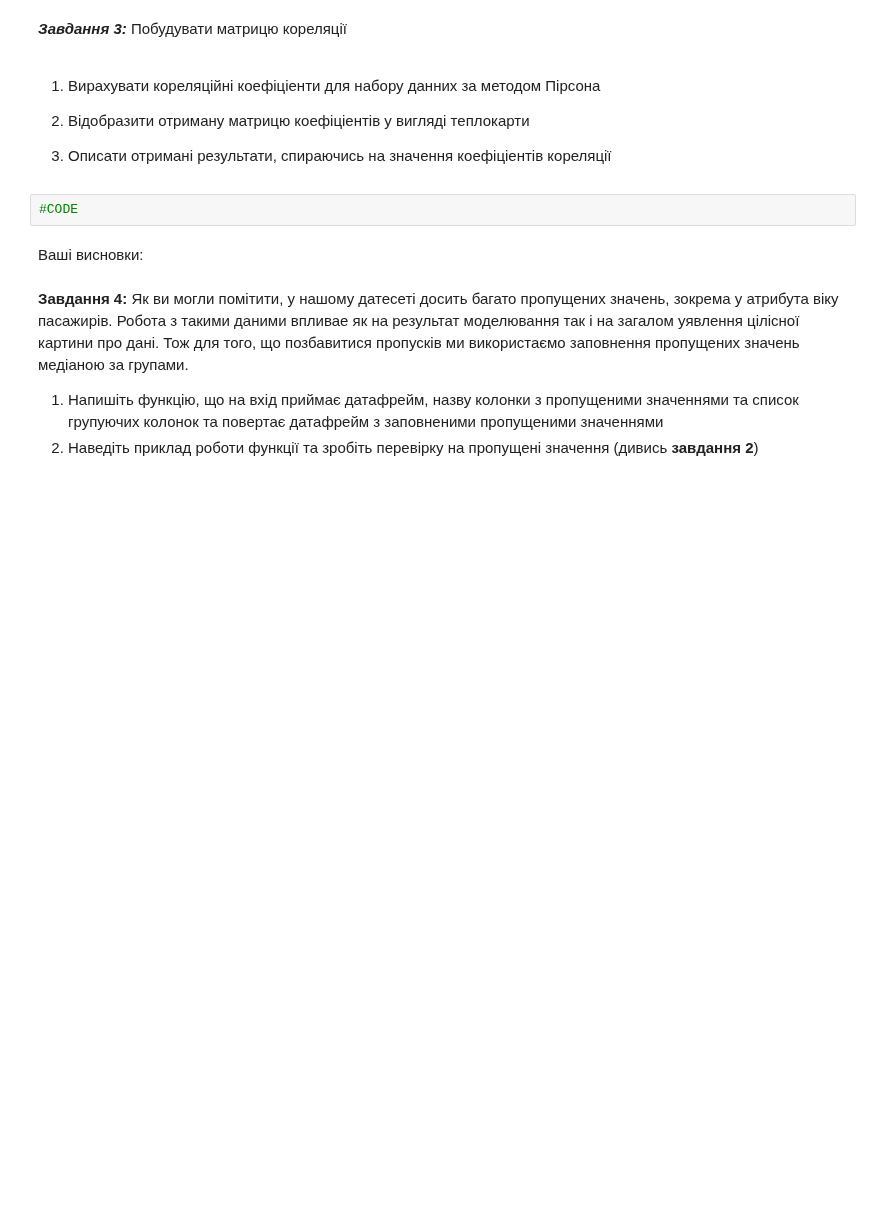
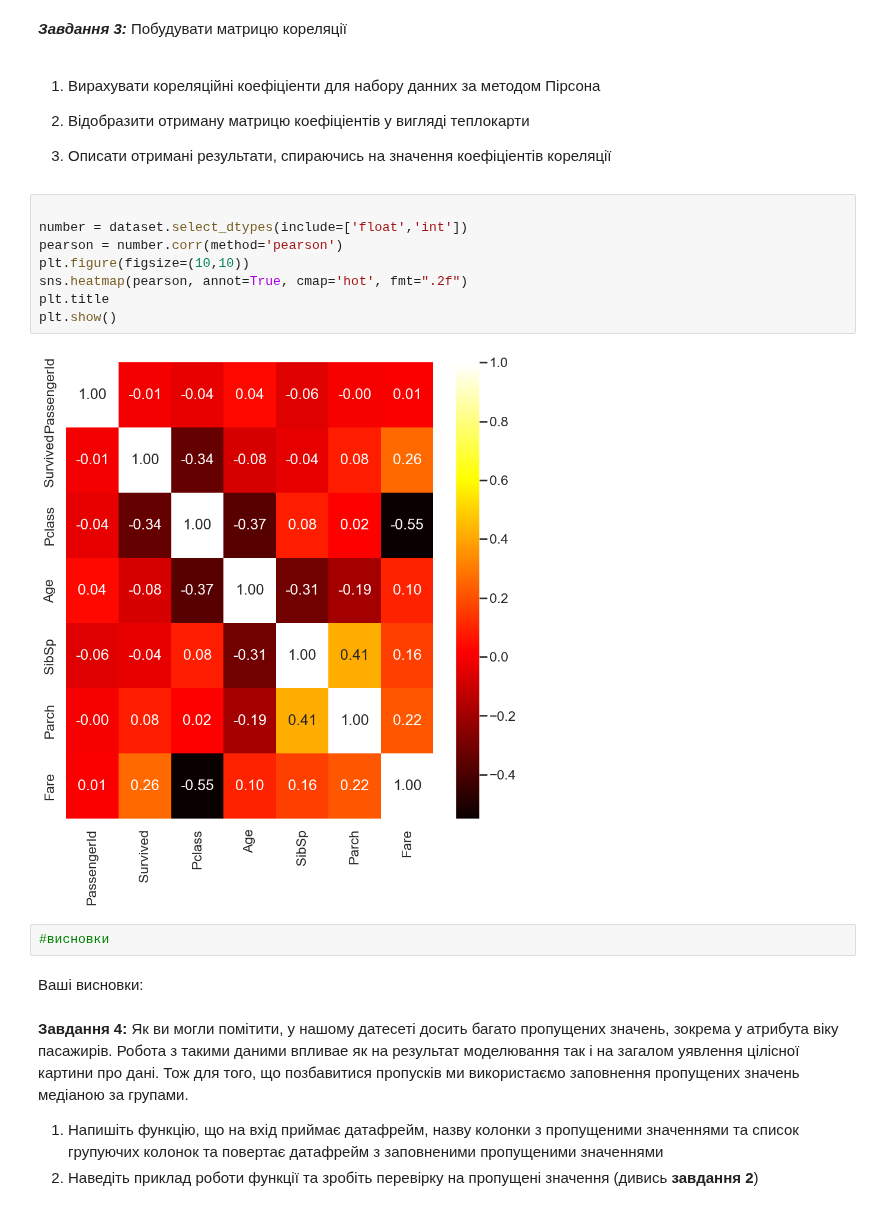
Before and after one commit to Prosik2205/OSHI, a Jupyter notebook: Task3_basic_ai_ad_prosimyak_oleksander.ipynb, the cells around one changed output. Cells and saved outputs as stored; diff of their text form; blank space fills up the shorter version.

```diff
--- a/Task3_basic_ai_ad_prosimyak_oleksander.ipynb
+++ b/Task3_basic_ai_ad_prosimyak_oleksander.ipynb
@@ -67,8 +85,18 @@ None
 2.   Відобразити отриману матрицю коефіціентів у вигляді теплокарти
 
 3. Описати отримані результати, спираючись на значення коефіціентів кореляції
+# %%
+
+number = dataset.select_dtypes(include=['float','int'])
+pearson = number.corr(method='pearson')
+plt.figure(figsize=(10,10))
+sns.heatmap(pearson, annot=True, cmap='hot', fmt=".2f")
+plt.title
+plt.show()
+# %% [output]
+[figure, added]
 # %%
-#CODE
+#висновки
 # %% [markdown]
 Ваші висновки:
 # %% [markdown]
```
Also changed, not shown: parts of 6 cells of this notebook.
